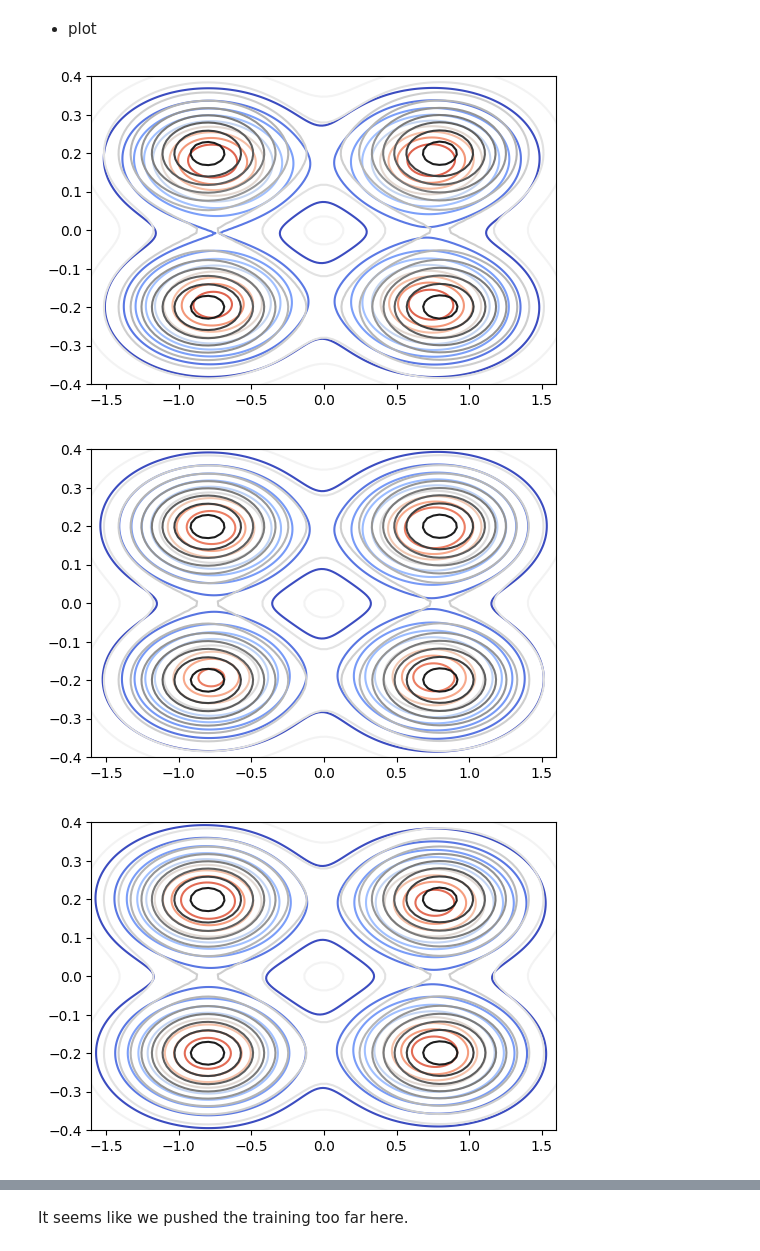
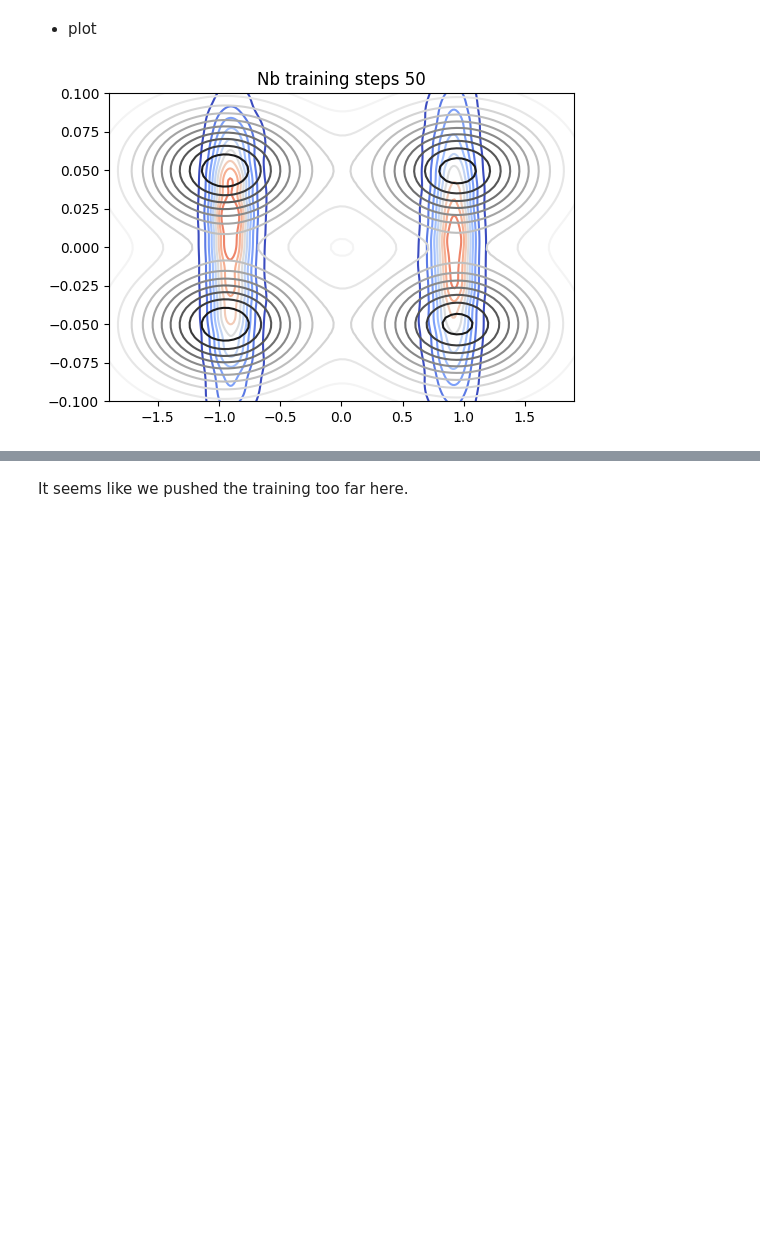
Before and after one commit to zweinalbereicht/flow-matching, a Jupyter notebook: notebooks/02-struct_learning_analysis.ipynb, the cells around one changed output, grey strips where cells are left out. Saved outputs shown, nothing was run; the diff lists cells and outputs as text; code cells hidden in the pictures; blank space fills up the shorter version.

```diff
--- a/notebooks/02-struct_learning_analysis.ipynb
+++ b/notebooks/02-struct_learning_analysis.ipynb
@@ -8,8 +13,8 @@ import numpy as np
 # %% [markdown]
 - load the data
 # %%
-dim=256
-kappa = 0.2
+dim=1024
+kappa = 0.05
 output_dir = Path(f'../outputs/cfm/kappagmm_{dim}_{kappa}')
 mus = torch.load(output_dir / 'mus.pt')
 m1 = (mus[0] + mus[1]) / 2
@@ -17,11 +22,16 @@ m2 = (mus[0] - mus[1]) / 2
 data = torch.load(output_dir / 'basis_proj.pt')
 projections = data['projections']
 times = data['eval_times']
+
+p1 = projections[:,:,0].cpu().numpy()
+p2 = projections[:,:,1].cpu().numpy()
 # %% [markdown]
 - ref samples
 # %%
 nsamples = int(1e4)
-ref_samples = (mus.unsqueeze(0) + torch.randn((nsamples // 4, *mus.shape), device=mus.device)).reshape(-1,dim)
+dataset = DatasetkappaGMM(dim=dim,device=mus.device, kappa=kappa)
+dataset.mus = mus
+ref_samples = dataset.sample(nsamples)
 r1 = (ref_samples @ m1 / dim).cpu().numpy()
 r2 = (ref_samples @ m2 / dim).cpu().numpy()
 # %% [markdown]
@@ -29,35 +47,22 @@ r2 = (ref_samples @ m2 / dim).cpu().numpy()
 # %%
-# Pre-compute reference KDE once
-kde_ref = gaussian_kde(np.vstack([r1, r2]), bw_method=0.5)
-# Pre-evaluate on a fixed grid once
-x_grid = np.linspace(2 * r1.min(), 2 * r1.max(), 100)
-y_grid = np.linspace(2 * r2.min(), 2 * r2.max(), 100)
-X, Y = np.meshgrid(x_grid, y_grid)
-Z = kde_ref(np.vstack([X.ravel(), Y.ravel()])).reshape(X.shape)
-
-p1 = projections[:,:,0].cpu().numpy()
-p2 = projections[:,:,1].cpu().numpy()
-
-for i in range(p1.shape[0]):
+for i in range(20,21):
 
     fig, ax = plt.subplots(1, 1, figsize=(6, 4))
     sns.kdeplot(
                 x=p1[i],
                 y=p2[i],
                 ax=ax,
                 cmap='coolwarm',
                 fill=False,      # no fill, just contour lines
                 levels=10,       # number of iso-density levels
-                bw_adjust=2.0,
+                bw_adjust=0.5,
             )
 
     # use precomputed for reference
     ax.contour(X, Y, Z, levels=10, cmap='Greys')
     ax.set_xlim(-2 * (1-kappa), 2 * (1-kappa))
     ax.set_ylim(-2 * kappa, 2 * kappa)
     ax.set_title(f"Nb training steps {times[i]}")
     plt.show()
 # %% [output]
-[figure, old version]
+[figure, new version]
-[figure, removed]
-[figure, removed]
```
Also changed, not shown: parts of 27 cells of this notebook, 1 other file.
